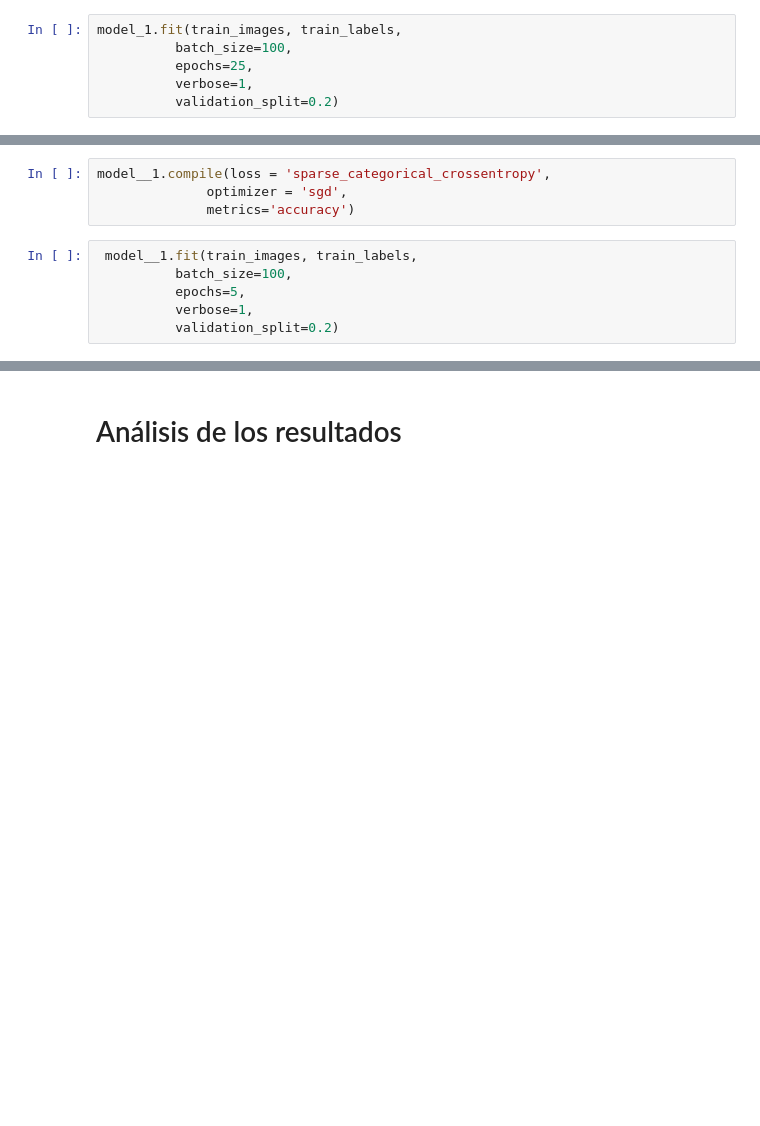
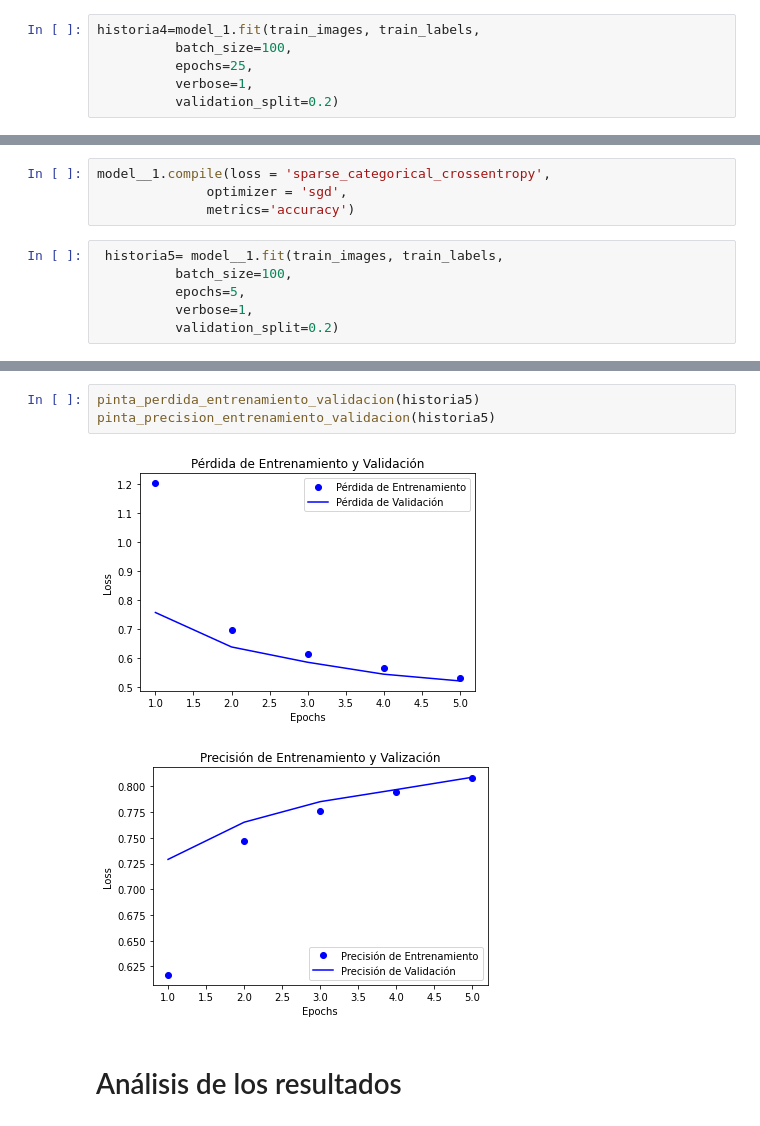
Before and after one commit to MartaAmoresCastillejo/AA_PRACTICA1_GRUPO_08-AA_PRACTICA1_GRUPO_, a Jupyter notebook: AA_PRÁCTICA2_GRUPO_10.ipynb, the cells around one changed output, grey strips where cells are left out. Saved outputs shown, nothing was run; the diff lists cells and outputs as text; blank space fills up the shorter version.

```diff
--- a/AA_PRÁCTICA2_GRUPO_10.ipynb
+++ b/AA_PRÁCTICA2_GRUPO_10.ipynb
@@ -396,7 +396,7 @@ model_1.compile(loss = 'sparse_categorical_crossentropy',
               optimizer = 'sgd',
               metrics='accuracy')
 # %%
-model_1.fit(train_images, train_labels,
+historia4=model_1.fit(train_images, train_labels,
           batch_size=100,
           epochs=25,
           verbose=1,
@@ -469,7 +473,7 @@ model__1.compile(loss = 'sparse_categorical_crossentropy',
               optimizer = 'sgd',
               metrics='accuracy')
 # %%
- model__1.fit(train_images, train_labels,
+ historia5= model__1.fit(train_images, train_labels,
           batch_size=100,
           epochs=5,
           verbose=1,
@@ -489,3 +492,9 @@ Epoch 5/5
+# %%
+pinta_perdida_entrenamiento_validacion(historia5)
+pinta_precision_entrenamiento_validacion(historia5)
+# %% [output]
+[figure, added]
+[figure, added]
 # %% [markdown]
 # Análisis de los resultados
 # %%
```
Also changed, not shown: parts of 16 cells of this notebook.
